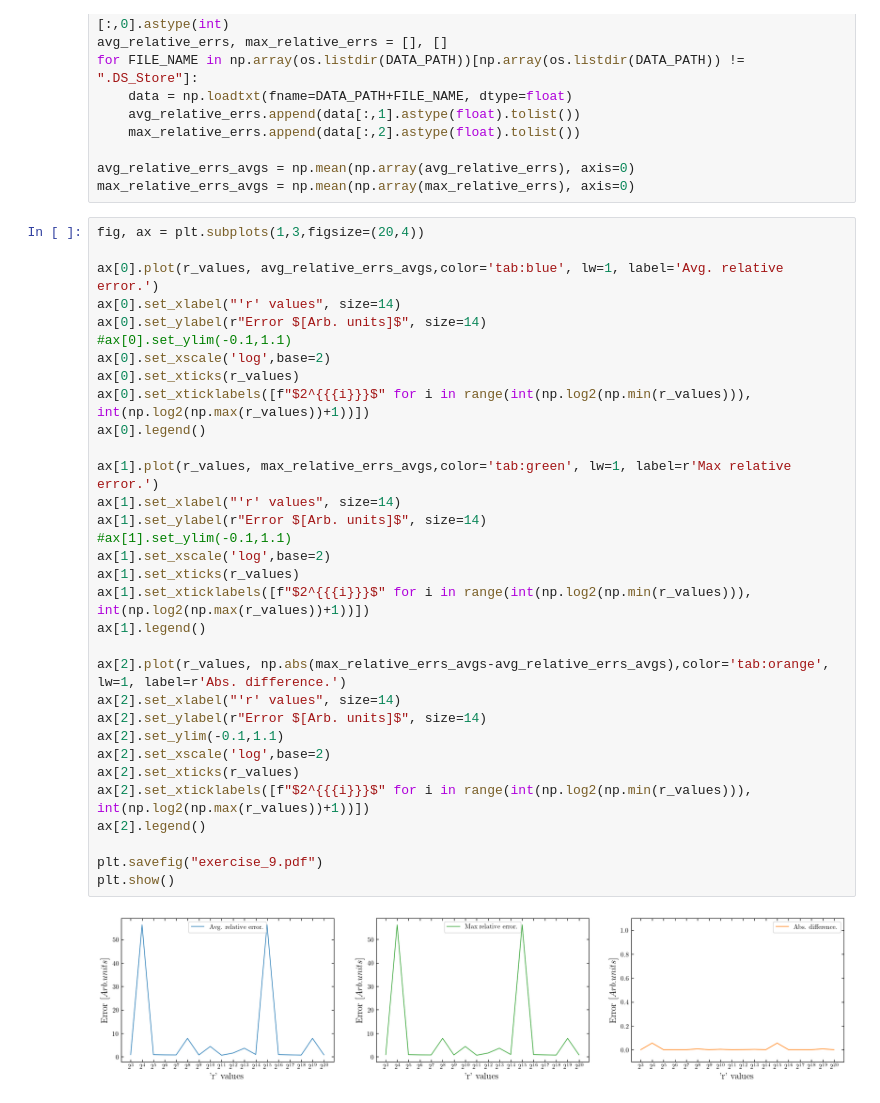
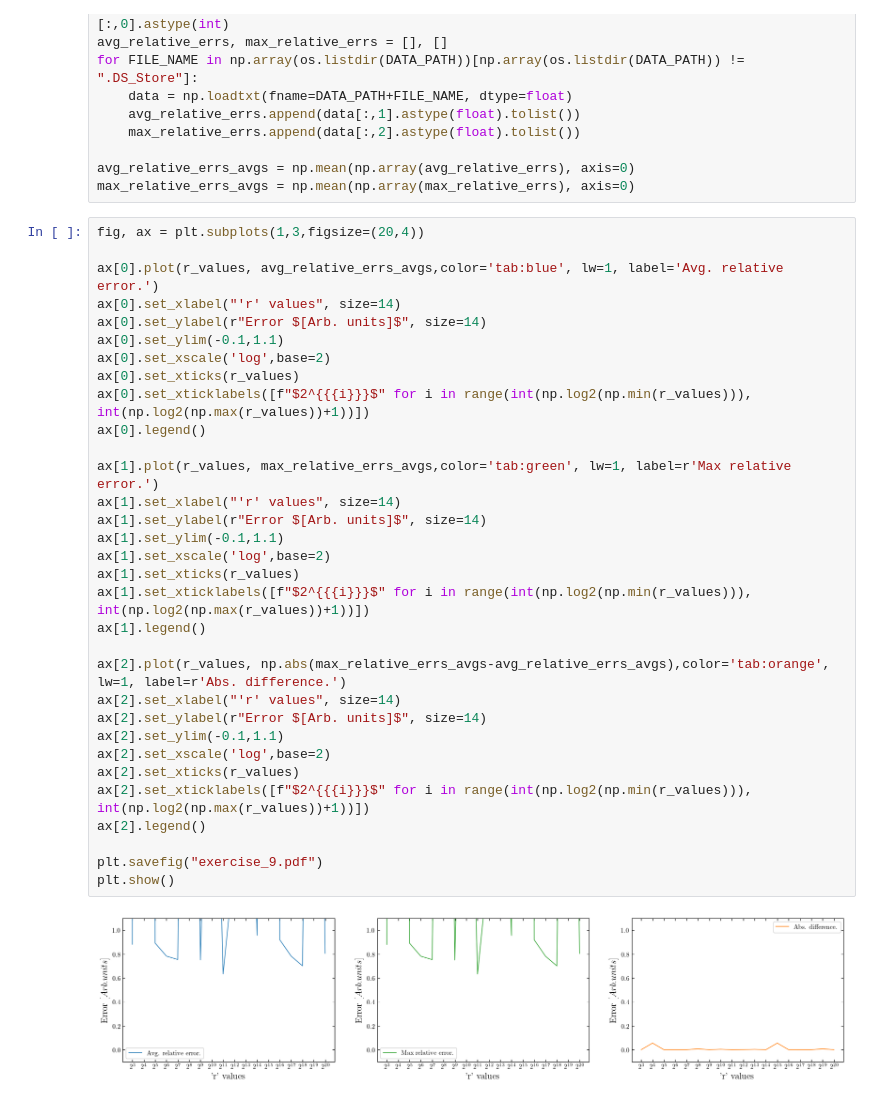
Before and after one commit to seba2390/RandomizedAlgorithms2023, a Jupyter notebook: Project 2/DataVisualization/Plotting.ipynb, the cells around one changed output. Cells and saved outputs as stored; diff of their text form.

```diff
--- a/Project 2/DataVisualization/Plotting.ipynb
+++ b/Project 2/DataVisualization/Plotting.ipynb
@@ -200,33 +200,33 @@ max_relative_errs_avgs = np.mean(np.array(max_relative_errs), axis=0)
 fig, ax = plt.subplots(1,3,figsize=(20,4))
 
 ax[0].plot(r_values, avg_relative_errs_avgs,color='tab:blue', lw=1, label='Avg. relative error.')
 ax[0].set_xlabel("'r' values", size=14)
 ax[0].set_ylabel(r"Error $[Arb. units]$", size=14)
-#ax[0].set_ylim(-0.1,1.1)
+ax[0].set_ylim(-0.1,1.1)
 ax[0].set_xscale('log',base=2)
 ax[0].set_xticks(r_values)
 ax[0].set_xticklabels([f"$2^{{{i}}}$" for i in range(int(np.log2(np.min(r_values))), int(np.log2(np.max(r_values))+1))])
 ax[0].legend()
 
 ax[1].plot(r_values, max_relative_errs_avgs,color='tab:green', lw=1, label=r'Max relative error.')
 ax[1].set_xlabel("'r' values", size=14)
 ax[1].set_ylabel(r"Error $[Arb. units]$", size=14)
-#ax[1].set_ylim(-0.1,1.1)
+ax[1].set_ylim(-0.1,1.1)
 ax[1].set_xscale('log',base=2)
 ax[1].set_xticks(r_values)
 ax[1].set_xticklabels([f"$2^{{{i}}}$" for i in range(int(np.log2(np.min(r_values))), int(np.log2(np.max(r_values))+1))])
 ax[1].legend()
 
 ax[2].plot(r_values, np.abs(max_relative_errs_avgs-avg_relative_errs_avgs),color='tab:orange', lw=1, label=r'Abs. difference.')
 ax[2].set_xlabel("'r' values", size=14)
 ax[2].set_ylabel(r"Error $[Arb. units]$", size=14)
 ax[2].set_ylim(-0.1,1.1)
 ax[2].set_xscale('log',base=2)
 ax[2].set_xticks(r_values)
 ax[2].set_xticklabels([f"$2^{{{i}}}$" for i in range(int(np.log2(np.min(r_values))), int(np.log2(np.max(r_values))+1))])
 ax[2].legend()
 
 plt.savefig("exercise_9.pdf")
 plt.show()
 # %% [output]
-[figure, old version]
+[figure, new version]
```
Also changed, not shown: parts of 3 cells of this notebook, 37 other files.
